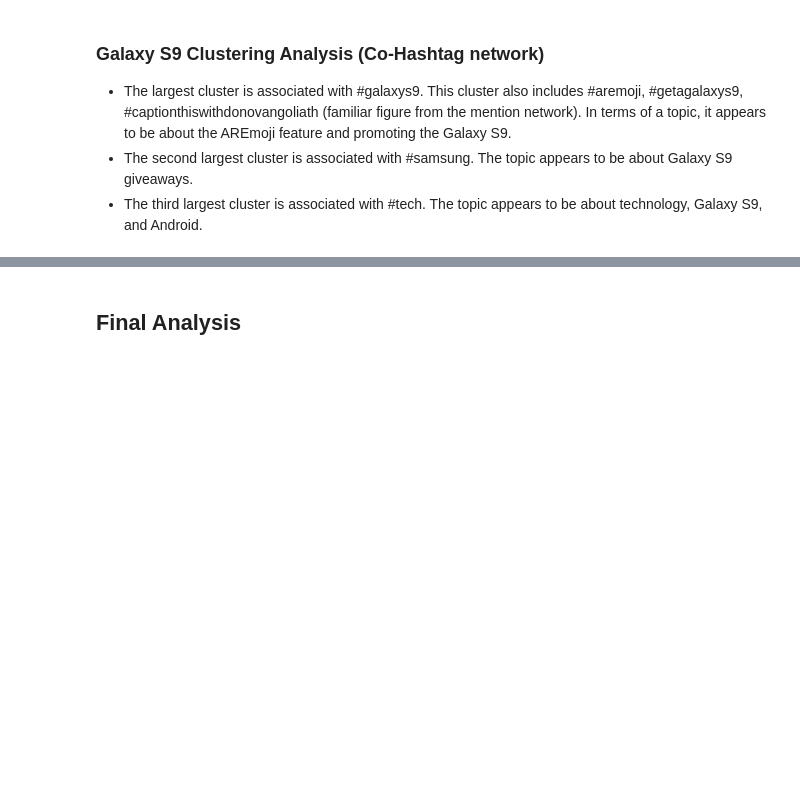
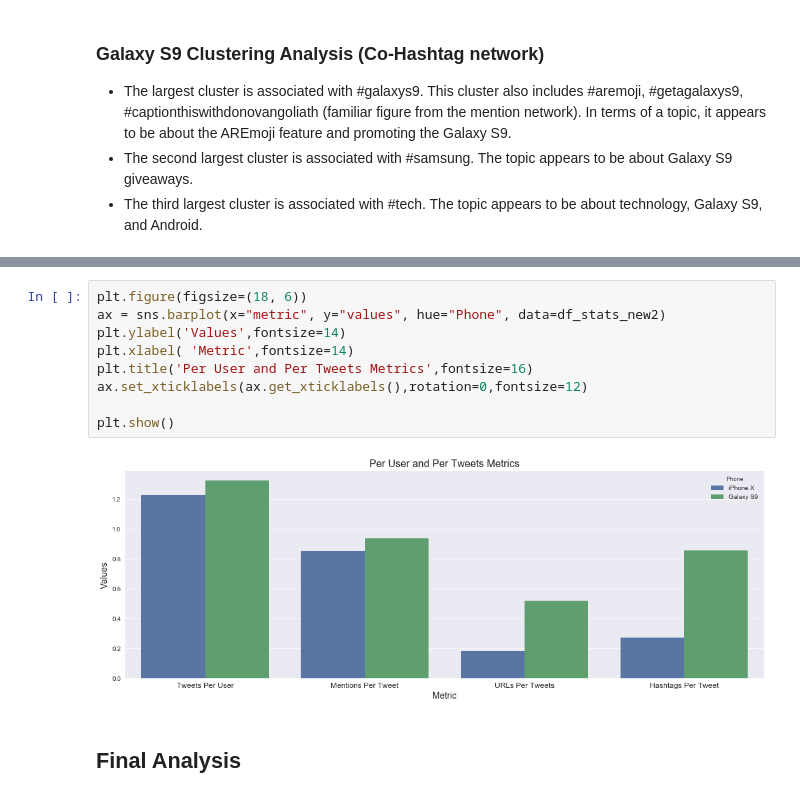
Before and after one commit to kevinbsc/FinalProject, a Jupyter notebook: TwitterIphoneSamsung_Analytics.ipynb, the cells around one changed output, grey strips where cells are left out. Cells and saved outputs as stored; diff of their text form; blank space fills up the shorter version.

```diff
--- a/TwitterIphoneSamsung_Analytics.ipynb
+++ b/TwitterIphoneSamsung_Analytics.ipynb
@@ -1842,3 +2101,14 @@ outfile.close()
+# %%
+plt.figure(figsize=(18, 6))
+ax = sns.barplot(x="metric", y="values", hue="Phone", data=df_stats_new2)
+plt.ylabel('Values',fontsize=14)
+plt.xlabel( 'Metric',fontsize=14)
+plt.title('Per User and Per Tweets Metrics',fontsize=16)
+ax.set_xticklabels(ax.get_xticklabels(),rotation=0,fontsize=12)
+
+plt.show()
+# %% [output]
+[figure, added]
 # %% [markdown]
 <a id='Final_Analysis'></a>
 ## Final Analysis
```
Also changed, not shown: parts of 48 cells of this notebook.
